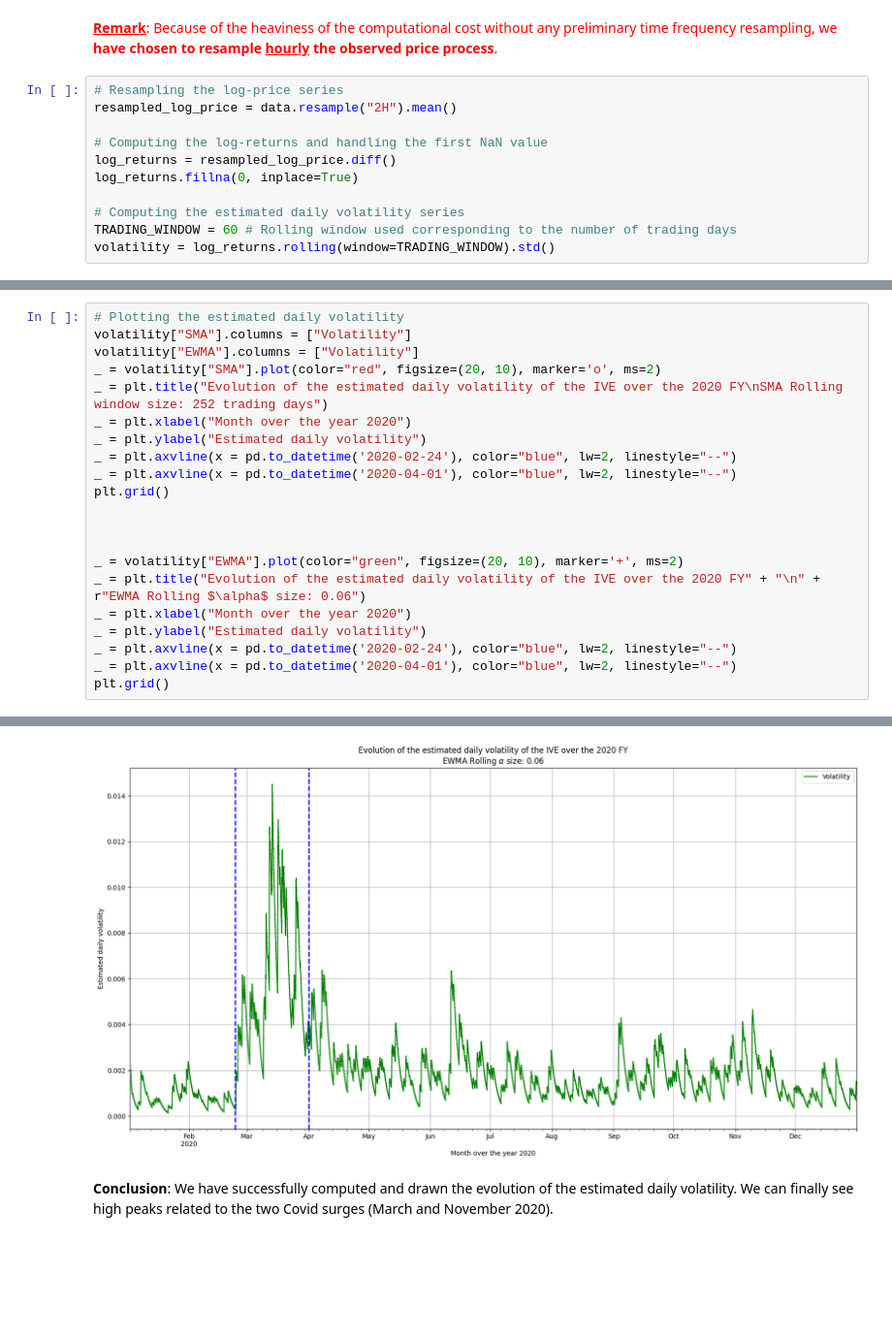
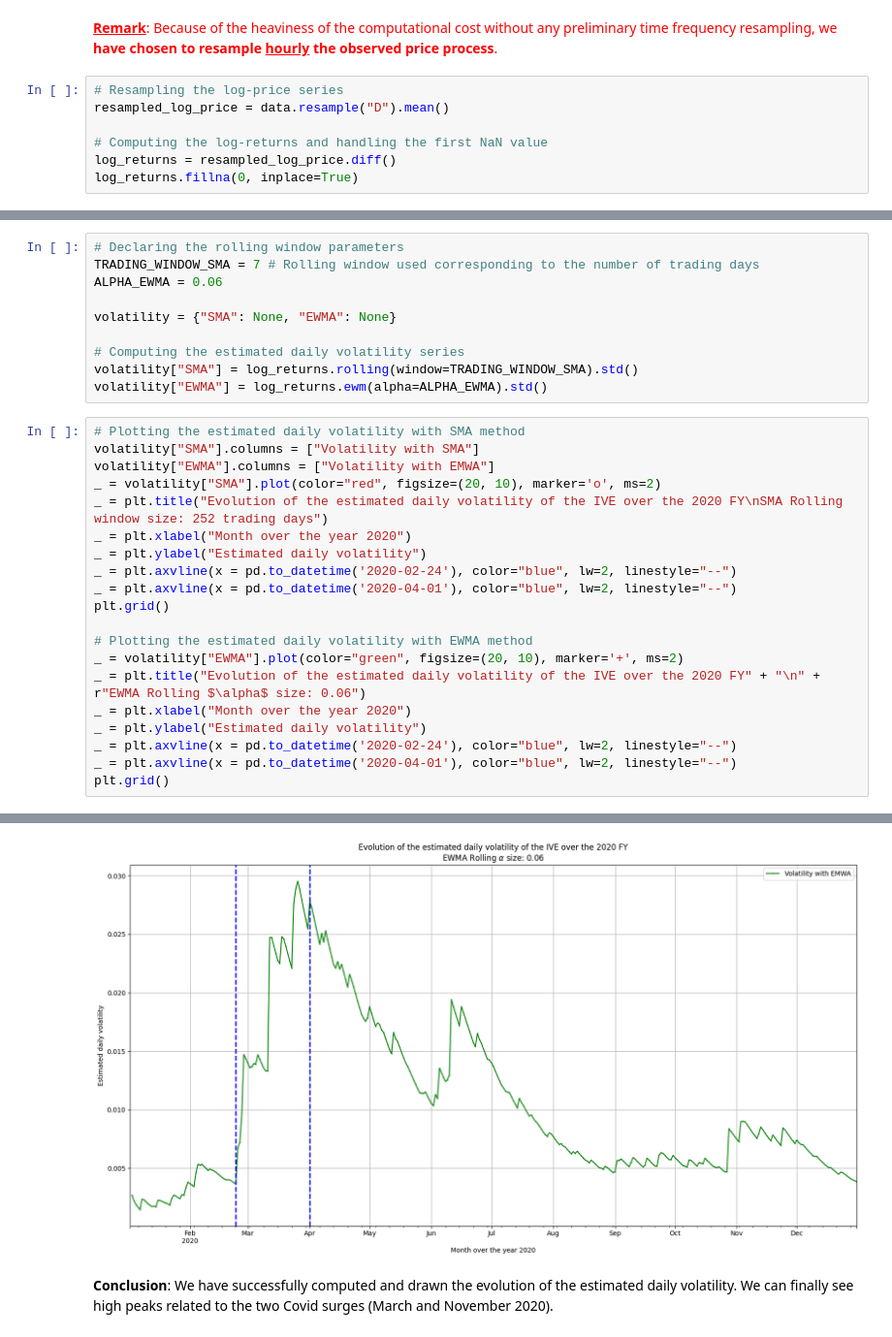
Before and after one commit to lcsrodriguez/HFT-IntradayVol-Estimation, a Jupyter notebook: main.ipynb, the cells around one changed output, grey strips where cells are left out. Shown at 97% size. Drawn from its saved outputs; the diff is of its cells as text; blank space fills up the shorter version.

```diff
--- a/main.ipynb
+++ b/main.ipynb
@@ -690,12 +690,8 @@ with $(S_i)_i$ the **observed price process**.
 </p>
 # %%
 # Resampling the log-price series
-resampled_log_price = data.resample("2H").mean()
+resampled_log_price = data.resample("D").mean()
 
 # Computing the log-returns and handling the first NaN value
 log_returns = resampled_log_price.diff()
 log_returns.fillna(0, inplace=True)
-
-# Computing the estimated daily volatility series
-TRADING_WINDOW = 60 # Rolling window used corresponding to the number of trading days
-volatility = log_returns.rolling(window=TRADING_WINDOW).std()
@@ -716,7 +702,17 @@ volatility["EWMA"] = log_returns.ewm(alpha=ALPHA_EWMA).std()
+# %%
+# Declaring the rolling window parameters
+TRADING_WINDOW_SMA = 7 # Rolling window used corresponding to the number of trading days
+ALPHA_EWMA = 0.06
+
+volatility = {"SMA": None, "EWMA": None}
+
+# Computing the estimated daily volatility series
+volatility["SMA"] = log_returns.rolling(window=TRADING_WINDOW_SMA).std()
+volatility["EWMA"] = log_returns.ewm(alpha=ALPHA_EWMA).std()
 # %%
-# Plotting the estimated daily volatility
-volatility["SMA"].columns = ["Volatility"]
-volatility["EWMA"].columns = ["Volatility"]
+# Plotting the estimated daily volatility with SMA method
+volatility["SMA"].columns = ["Volatility with SMA"]
+volatility["EWMA"].columns = ["Volatility with EMWA"]
 _ = volatility["SMA"].plot(color="red", figsize=(20, 10), marker='o', ms=2)
 _ = plt.title("Evolution of the estimated daily volatility of the IVE over the 2020 FY\nSMA Rolling window size: 252 trading days")
 _ = plt.xlabel("Month over the year 2020")
@@ -725,8 +721,7 @@ _ = plt.axvline(x = pd.to_datetime('2020-02-24'), color="blue", lw=2, linestyle=
 _ = plt.axvline(x = pd.to_datetime('2020-04-01'), color="blue", lw=2, linestyle="--")
 plt.grid()
 
-
-
+# Plotting the estimated daily volatility with EWMA method
 _ = volatility["EWMA"].plot(color="green", figsize=(20, 10), marker='+', ms=2)
 _ = plt.title("Evolution of the estimated daily volatility of the IVE over the 2020 FY" + "\n" + r"EWMA Rolling $\alpha$ size: 0.06")
 _ = plt.xlabel("Month over the year 2020")
@@ -739,4 +734,4 @@ plt.grid()
-[figure, old version]
+[figure, new version]
 # %% [markdown]
 **Conclusion**: We have successfully computed and drawn the evolution of the estimated daily volatility. We can finally see high peaks related to the two Covid surges (March and November 2020).
 # %% [markdown]
```
Also changed, not shown: parts of 18 cells of this notebook.
